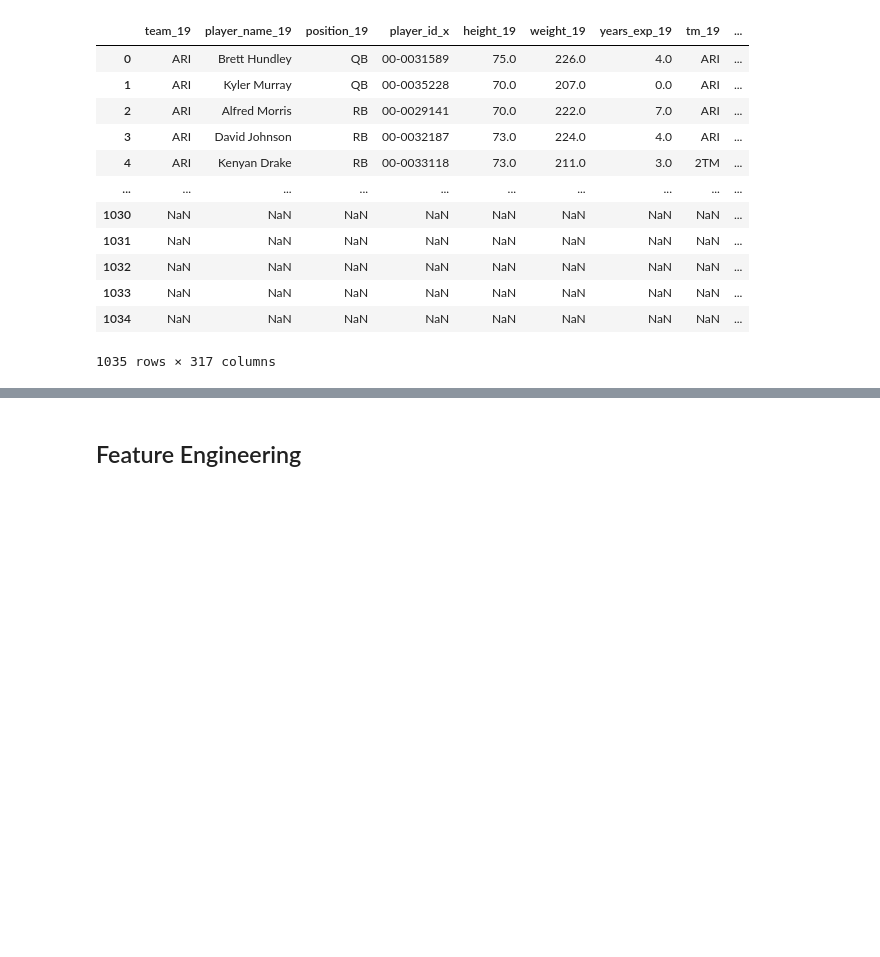
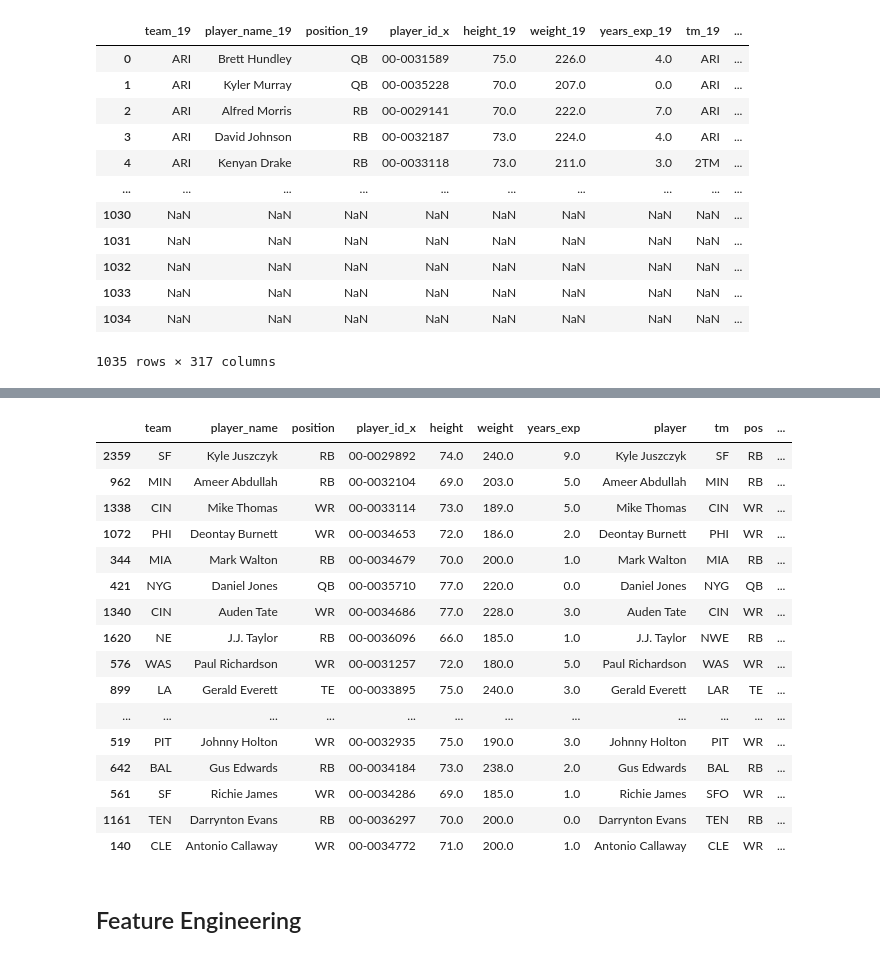
Before and after one commit to stephenkuc/Predicting_Fantasy_Football_Scores, a Jupyter notebook: FF_Analysis_ffpoints.ipynb, the cells around one changed output, grey strips where cells are left out. Cells and saved outputs as stored; diff of their text form; code cells hidden in the pictures; blank space fills up the shorter version.

```diff
--- a/FF_Analysis_ffpoints.ipynb
+++ b/FF_Analysis_ffpoints.ipynb
@@ -1166,0 +1127,10 @@ all_collective.to_csv("C:/Users/steph/OneDrive/Documents/Data Projects/Fantasy/f
+# %%
+all_collective = ff_all_collective.merge(qbr_collective, left_on = ['player_name', 'season'],
+                                        right_on = ['name_display', 'season'], how = 'left') \
+                                .merge(ngs_all_collective, left_on = ['player_name', 'season'],
+                                      right_on = ['player_display_name', 'season'], how = 'left') \
+                                .merge(team_all_collective, left_on = ['team', 'season'],
+                                       right_on = ['Abbreviation', 'season'], how = 'outer',
+                                      suffixes = ('', '_tm'))
+
+all_collective
@@ -1166,0 +1151,20 @@ all_collective.to_csv("C:/Users/steph/OneDrive/Documents/Data Projects/Fantasy/f
+# %%
+all_collective.sample(50)
+# %% [output]
+|  | team | player_name | position | player_id_x | height | weight | years_exp | player | tm | pos | ... |
+| 2359 | SF | Kyle Juszczyk | RB | 00-0029892 | 74.0 | 240.0 | 9.0 | Kyle Juszczyk | SF | RB | ... |
+| 962 | MIN | Ameer Abdullah | RB | 00-0032104 | 69.0 | 203.0 | 5.0 | Ameer Abdullah | MIN | RB | ... |
+| 1338 | CIN | Mike Thomas | WR | 00-0033114 | 73.0 | 189.0 | 5.0 | Mike Thomas | CIN | WR | ... |
+| 1072 | PHI | Deontay Burnett | WR | 00-0034653 | 72.0 | 186.0 | 2.0 | Deontay Burnett | PHI | WR | ... |
+| 344 | MIA | Mark Walton | RB | 00-0034679 | 70.0 | 200.0 | 1.0 | Mark Walton | MIA | RB | ... |
+| 421 | NYG | Daniel Jones | QB | 00-0035710 | 77.0 | 220.0 | 0.0 | Daniel Jones | NYG | QB | ... |
+| 1340 | CIN | Auden Tate | WR | 00-0034686 | 77.0 | 228.0 | 3.0 | Auden Tate | CIN | WR | ... |
+| 1620 | NE | J.J. Taylor | RB | 00-0036096 | 66.0 | 185.0 | 1.0 | J.J. Taylor | NWE | RB | ... |
+| 576 | WAS | Paul Richardson | WR | 00-0031257 | 72.0 | 180.0 | 5.0 | Paul Richardson | WAS | WR | ... |
+| 899 | LA | Gerald Everett | TE | 00-0033895 | 75.0 | 240.0 | 3.0 | Gerald Everett | LAR | TE | ... |
+| ... | ... | ... | ... | ... | ... | ... | ... | ... | ... | ... | ... |
+| 519 | PIT | Johnny Holton | WR | 00-0032935 | 75.0 | 190.0 | 3.0 | Johnny Holton | PIT | WR | ... |
+| 642 | BAL | Gus Edwards | RB | 00-0034184 | 73.0 | 238.0 | 2.0 | Gus Edwards | BAL | RB | ... |
+| 561 | SF | Richie James | WR | 00-0034286 | 69.0 | 185.0 | 1.0 | Richie James | SFO | WR | ... |
+| 1161 | TEN | Darrynton Evans | RB | 00-0036297 | 70.0 | 200.0 | 0.0 | Darrynton Evans | TEN | RB | ... |
+| 140 | CLE | Antonio Callaway | WR | 00-0034772 | 71.0 | 200.0 | 1.0 | Antonio Callaway | CLE | WR | ... |
```
Also changed, not shown: parts of 39 cells of this notebook.
